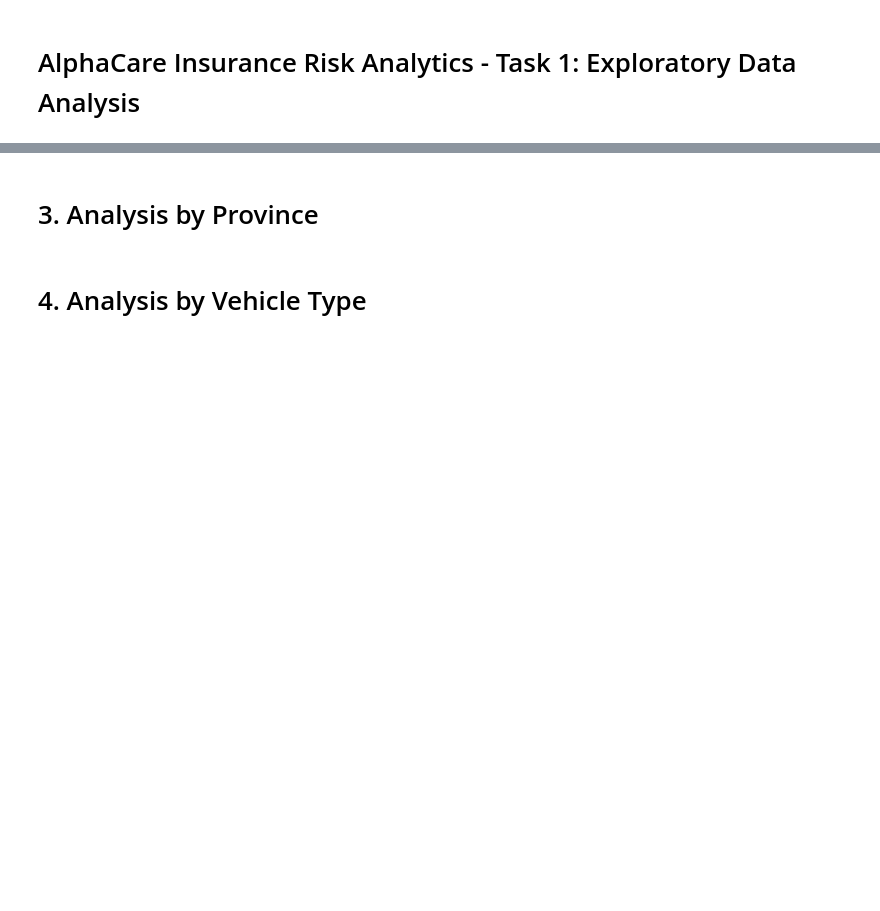
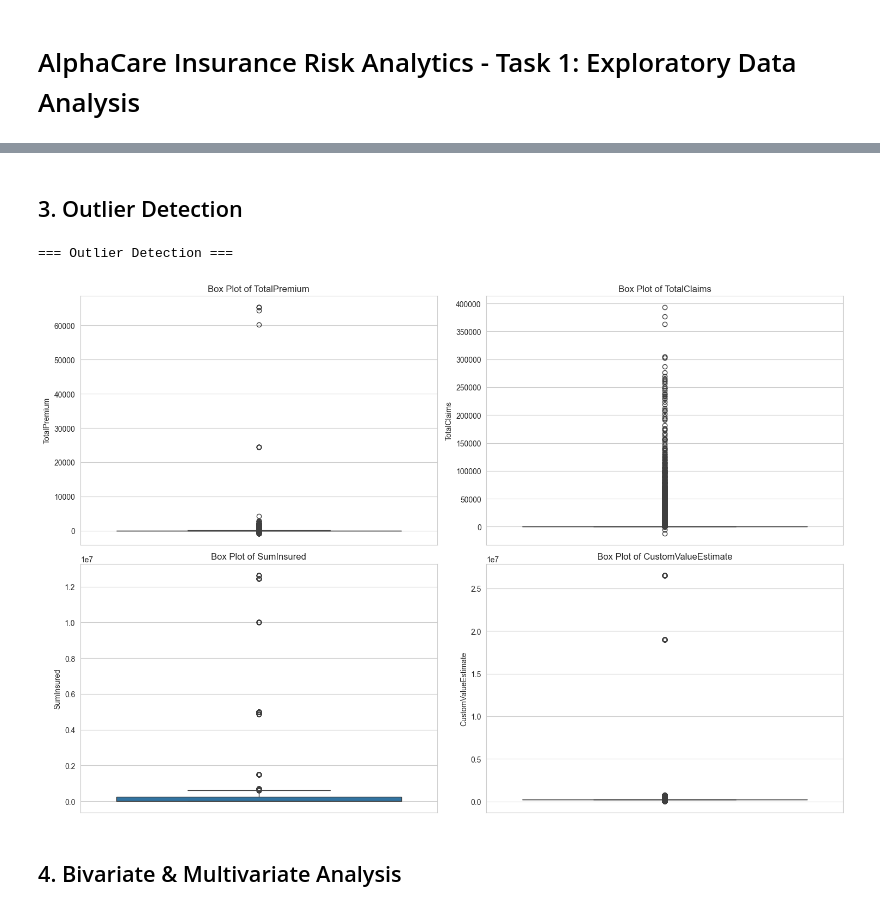
Before and after one commit to MasteryProgram/week-3-insurance-analytics, a Jupyter notebook: notebooks/01_eda.ipynb, the cells around one changed output, grey strips where cells are left out. Saved outputs shown, nothing was run; the diff lists cells and outputs as text; code cells hidden in the pictures; blank space fills up the shorter version.

```diff
--- a/notebooks/01_eda.ipynb
+++ b/notebooks/01_eda.ipynb
@@ -42,9 +79,10 @@ Total Margin       : -2,955,983.47 ZAR
 # %% [markdown]
-# 3. Analysis by Province
+## 3. Outlier Detection
 # %%
-
-province_analysis = analyze_by_group(df, 'Province', top_n=10)
-plot_loss_ratio_by_group(df, 'Province', title='Loss Ratio by Province')
+outlier_detection(df)
+# %% [output]
+=== Outlier Detection ===
+[figure, added]
 # %% [markdown]
-# 4. Analysis by Vehicle Type
+## 4. Bivariate & Multivariate Analysis
 # %%
```
Also changed, not shown: parts of 24 cells of this notebook, 7 other files.
